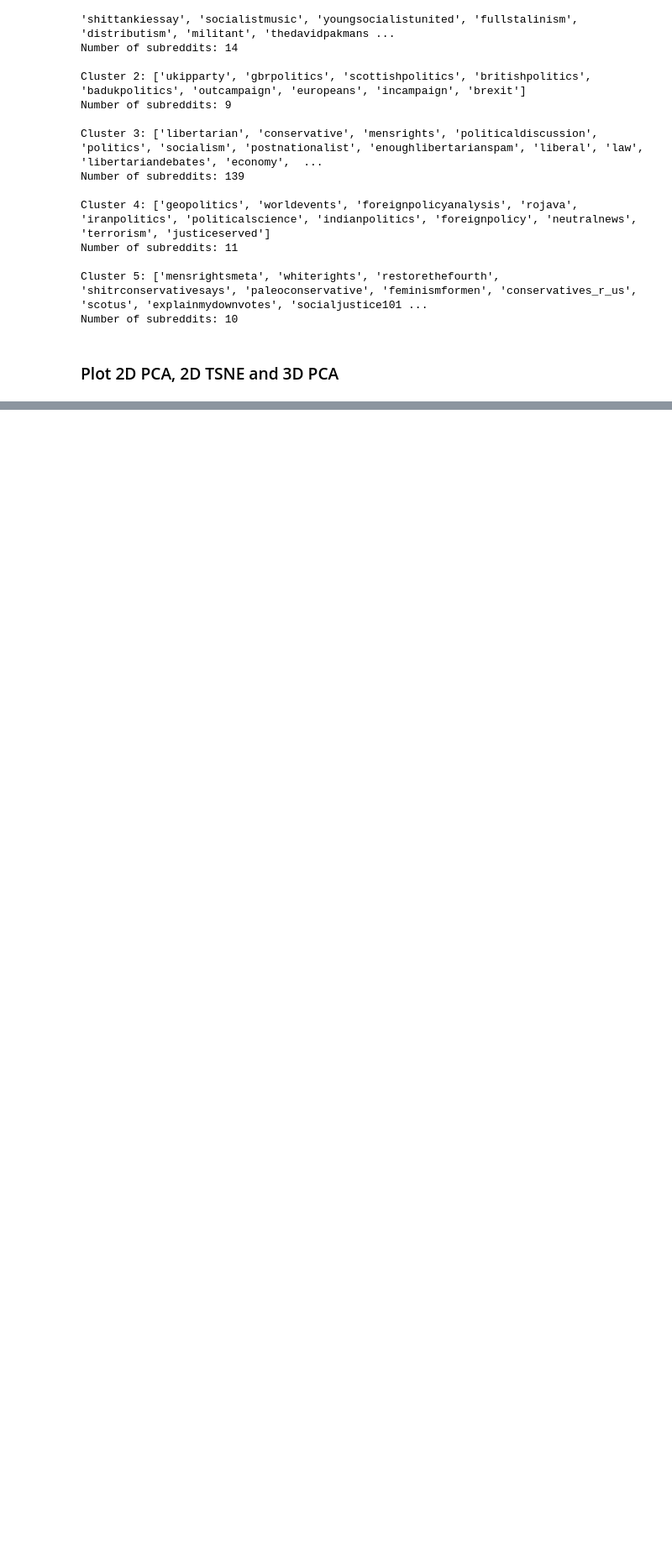
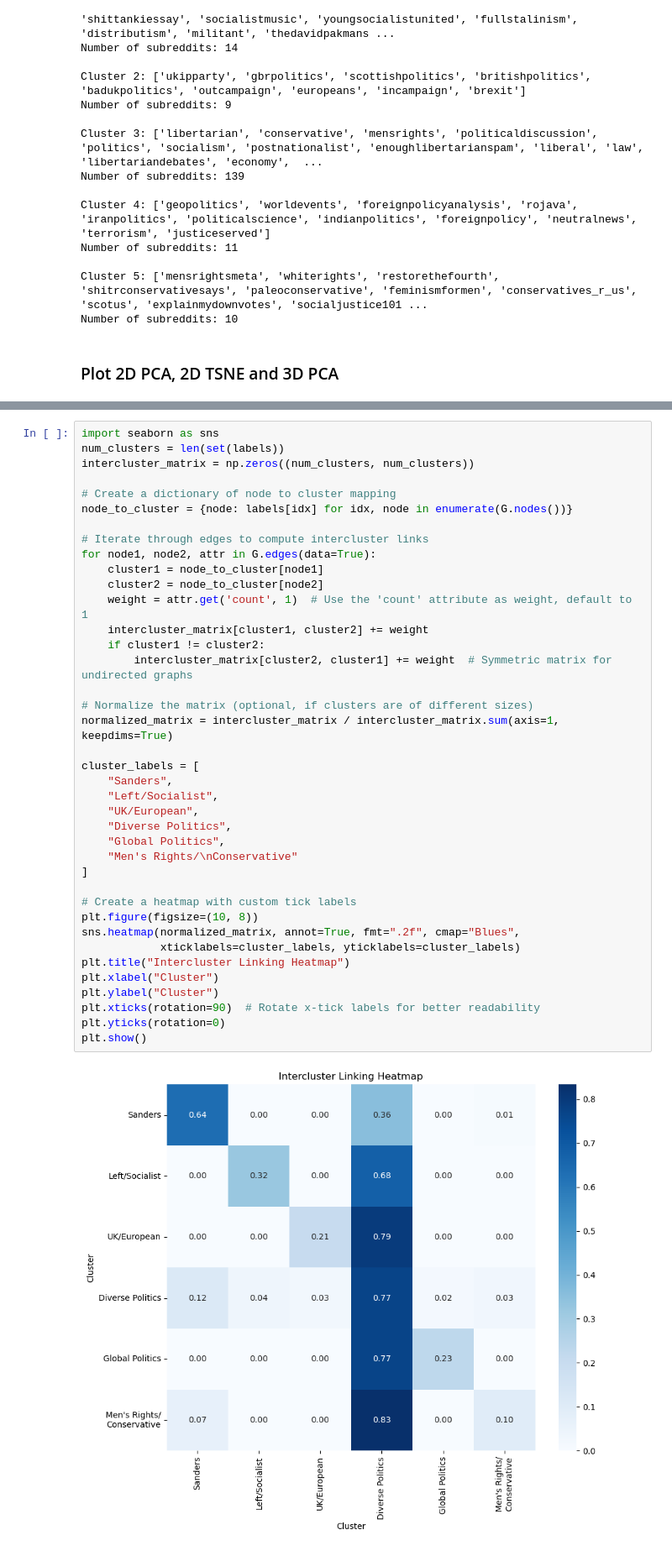
Before and after one commit to kehunter/stat236-subreddit-clustering, a Jupyter notebook: score_plus.ipynb, the cells around one changed output, grey strips where cells are left out. Shown at 84% size. Drawn from its saved outputs; the diff is of its cells as text; blank space fills up the shorter version.

Commit message:
add intercluster linking

```diff
--- a/score_plus.ipynb
+++ b/score_plus.ipynb
@@ -234,0 +326,41 @@ plt.show()
+# %%
+import seaborn as sns
+num_clusters = len(set(labels))
+intercluster_matrix = np.zeros((num_clusters, num_clusters))
+
+# Create a dictionary of node to cluster mapping
+node_to_cluster = {node: labels[idx] for idx, node in enumerate(G.nodes())}
+
+# Iterate through edges to compute intercluster links
+for node1, node2, attr in G.edges(data=True):
+    cluster1 = node_to_cluster[node1]
+    cluster2 = node_to_cluster[node2]
+    weight = attr.get('count', 1)  # Use the 'count' attribute as weight, default to 1
+    intercluster_matrix[cluster1, cluster2] += weight
+    if cluster1 != cluster2:
+        intercluster_matrix[cluster2, cluster1] += weight  # Symmetric matrix for undirected graphs
+
+# Normalize the matrix (optional, if clusters are of different sizes)
+normalized_matrix = intercluster_matrix / intercluster_matrix.sum(axis=1, keepdims=True)
+
+cluster_labels = [
+    "Sanders",
+    "Left/Socialist",
+    "UK/European",
+    "Diverse Politics",
+    "Global Politics",
+    "Men's Rights/\nConservative"
+]
+
+# Create a heatmap with custom tick labels
+plt.figure(figsize=(10, 8))
+sns.heatmap(normalized_matrix, annot=True, fmt=".2f", cmap="Blues",
+            xticklabels=cluster_labels, yticklabels=cluster_labels)
+plt.title("Intercluster Linking Heatmap")
+plt.xlabel("Cluster")
+plt.ylabel("Cluster")
+plt.xticks(rotation=90)  # Rotate x-tick labels for better readability
+plt.yticks(rotation=0)
+plt.show()
+# %% [output]
+[figure, added]
```
Also changed, not shown: parts of 8 cells of this notebook.
